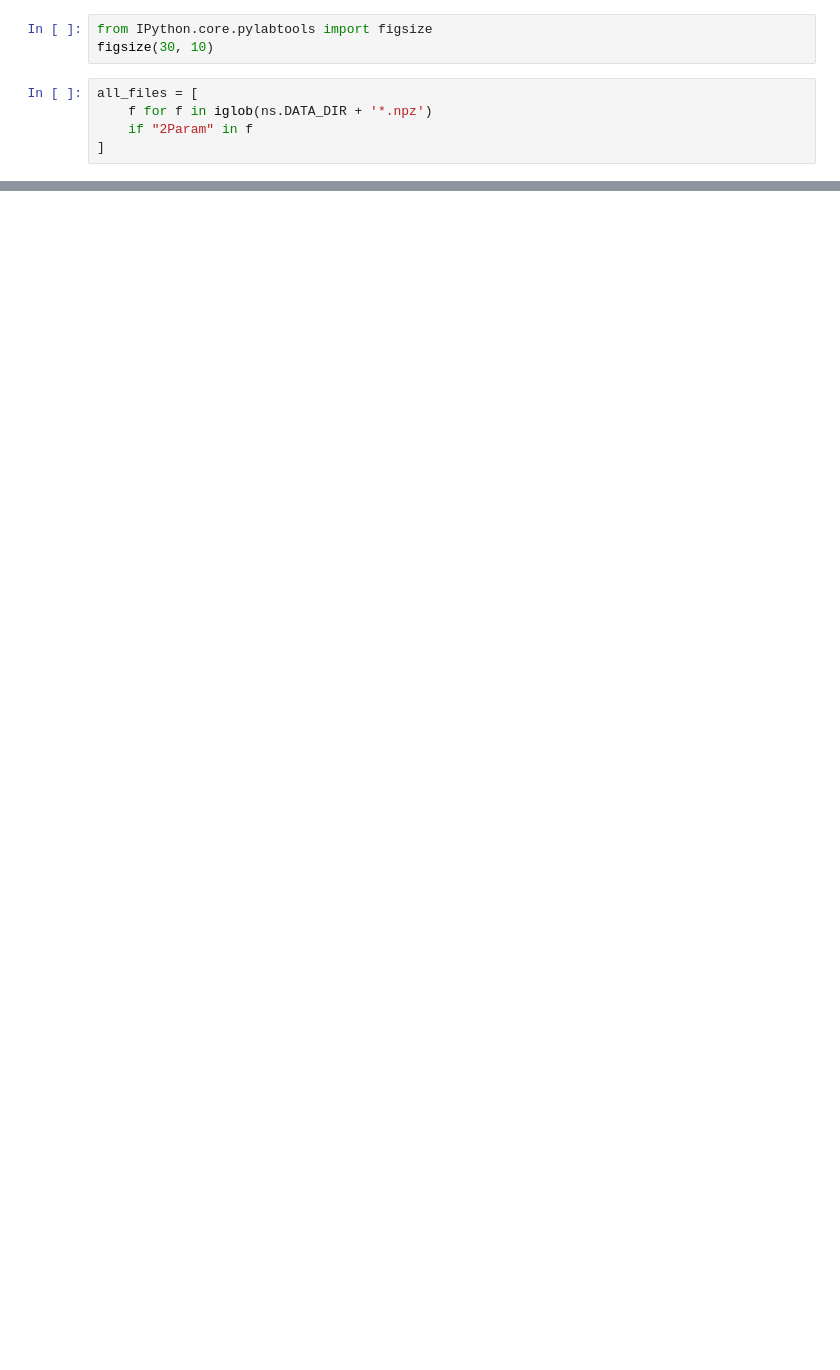
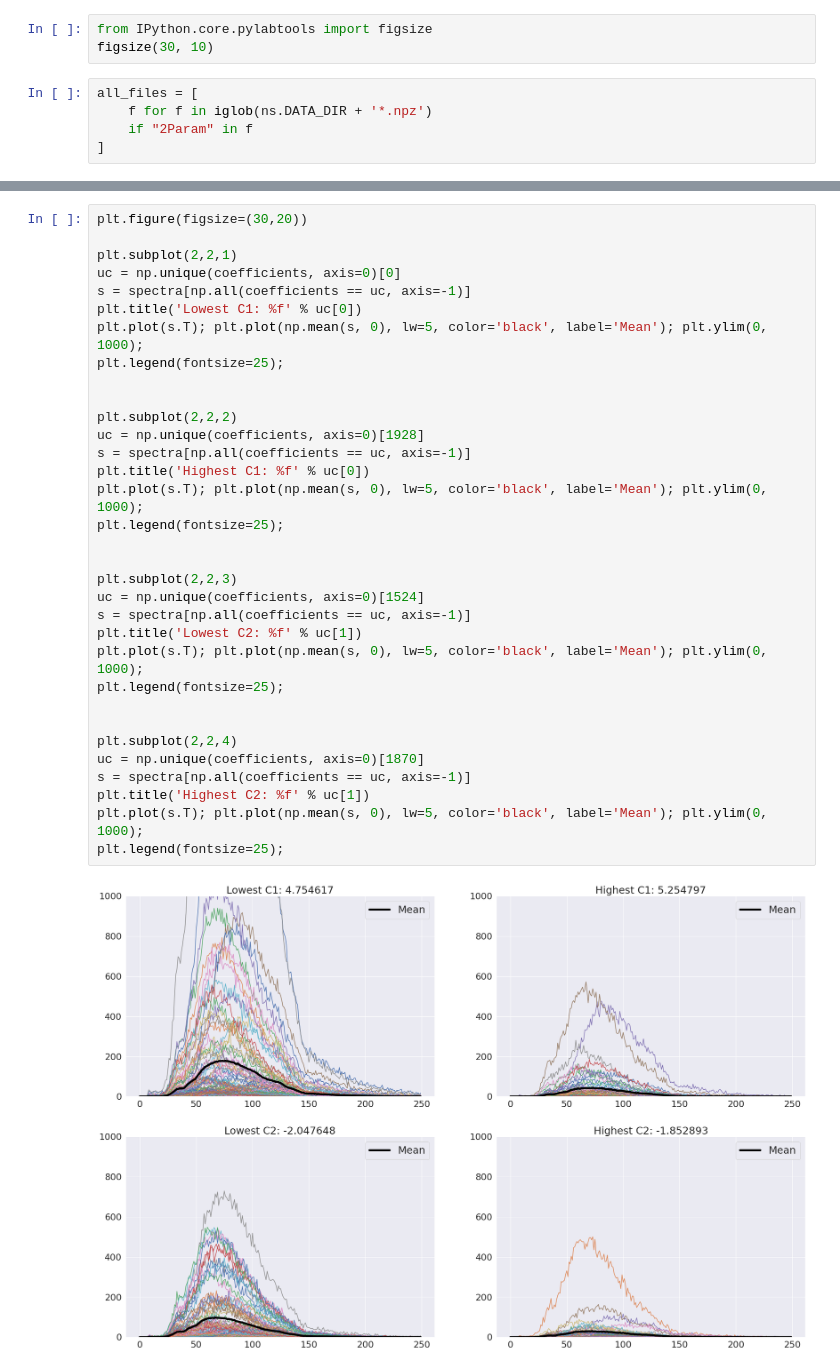
Before and after one commit to jordanott/NeutronStars, a Jupyter notebook: Notebooks/EDA.ipynb, the cells around one changed output, grey strips where cells are left out. Cells and saved outputs as stored; diff of their text form; blank space fills up the shorter version.

```diff
--- a/Notebooks/EDA.ipynb
+++ b/Notebooks/EDA.ipynb
@@ -95,0 +111,35 @@ array([[6],
+# %%
+plt.figure(figsize=(30,20))
+
+plt.subplot(2,2,1)
+uc = np.unique(coefficients, axis=0)[0]
+s = spectra[np.all(coefficients == uc, axis=-1)]
+plt.title('Lowest C1: %f' % uc[0])
+plt.plot(s.T); plt.plot(np.mean(s, 0), lw=5, color='black', label='Mean'); plt.ylim(0, 1000);
+plt.legend(fontsize=25);
+
+
+plt.subplot(2,2,2)
+uc = np.unique(coefficients, axis=0)[1928]
+s = spectra[np.all(coefficients == uc, axis=-1)]
+plt.title('Highest C1: %f' % uc[0])
+plt.plot(s.T); plt.plot(np.mean(s, 0), lw=5, color='black', label='Mean'); plt.ylim(0, 1000);
+plt.legend(fontsize=25);
+
+
+plt.subplot(2,2,3)
+uc = np.unique(coefficients, axis=0)[1524]
+s = spectra[np.all(coefficients == uc, axis=-1)]
+plt.title('Lowest C2: %f' % uc[1])
+plt.plot(s.T); plt.plot(np.mean(s, 0), lw=5, color='black', label='Mean'); plt.ylim(0, 1000);
+plt.legend(fontsize=25);
+
+
+plt.subplot(2,2,4)
+uc = np.unique(coefficients, axis=0)[1870]
+s = spectra[np.all(coefficients == uc, axis=-1)]
+plt.title('Highest C2: %f' % uc[1])
+plt.plot(s.T); plt.plot(np.mean(s, 0), lw=5, color='black', label='Mean'); plt.ylim(0, 1000);
+plt.legend(fontsize=25);
+# %% [output]
+[figure, added]
```
Also changed, not shown: parts of 22 cells of this notebook, 1 other file.
